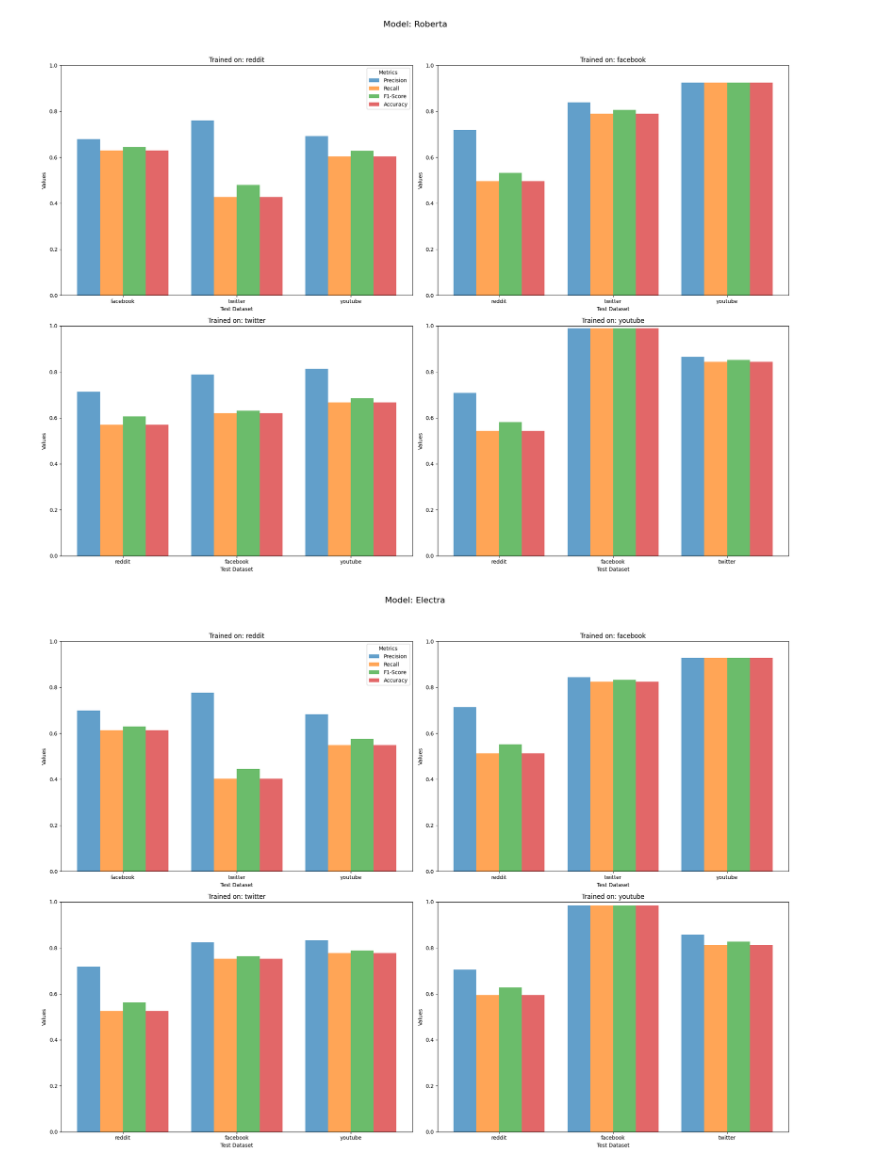
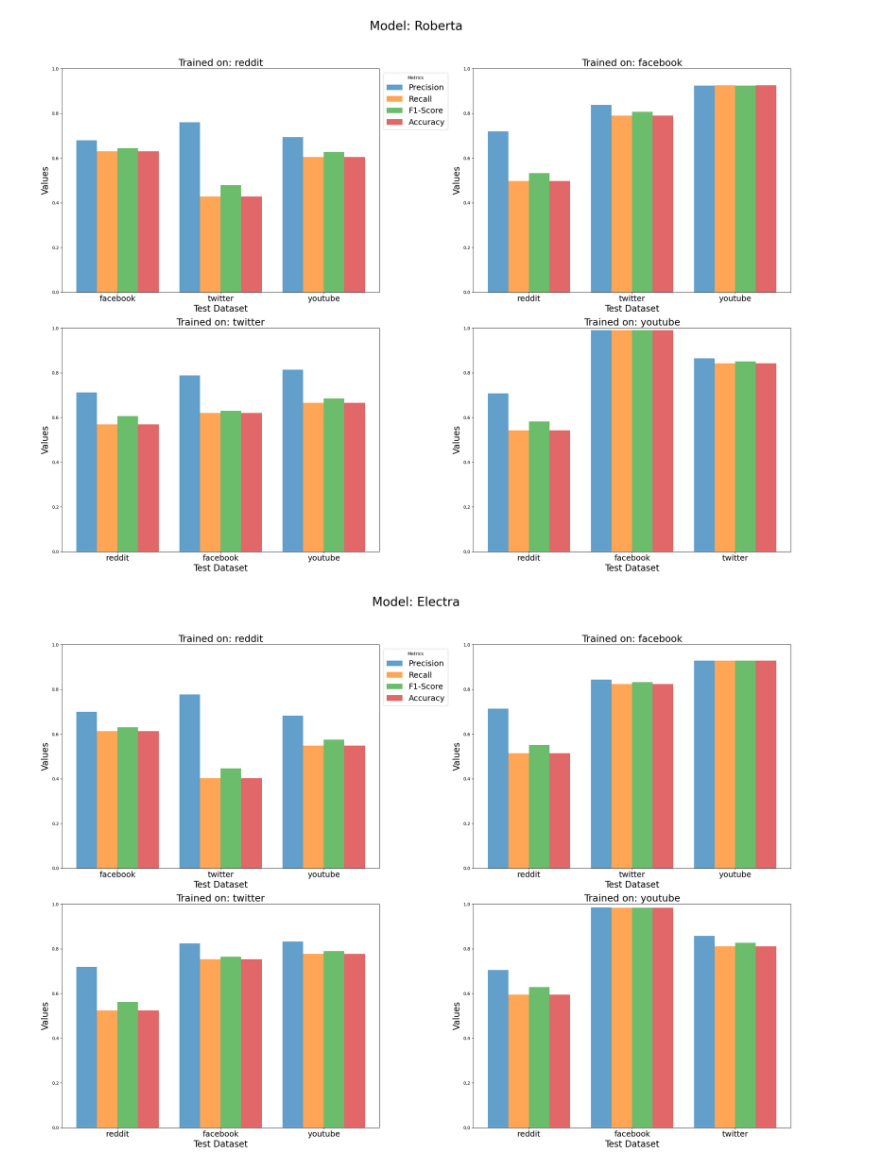
Before and after one commit to LeTartap/hate-speech-classification, a Jupyter notebook: ml/results/plot_ml_results_combined.ipynb, the cells around one changed output. Cells and saved outputs as stored; diff of their text form; code cells hidden in the pictures.

```diff
--- a/ml/results/plot_ml_results_combined.ipynb
+++ b/ml/results/plot_ml_results_combined.ipynb
@@ -41,8 +41,8 @@ def load_results(model, train_dataset):
 
 def plot_metrics(dataframes, model):
     # Create a figure with subplots
-    fig, axes = plt.subplots(nrows=2, ncols=2, figsize=(20, 15))
-    fig.suptitle(f'Model: {model}', fontsize=16)
+    fig, axes = plt.subplots(nrows=2, ncols=2, figsize=(24, 18))
+    fig.suptitle(f'Model: {model}', fontsize=28)
 
     # Flatten the axes array for easy iteration
     axes = axes.flatten()
@@ -89,14 +89,14 @@ def plot_metrics(dataframes, model):
                 ax.bar(positions + i * bar_width, metric_values, width=bar_width, label=metric_name, alpha=0.7)
 
         ax.set_xticks(positions + bar_width * (len(plot_metrics) - 1) / 2)
-        ax.set_xticklabels(test_datasets)
-        ax.set_xlabel('Test Dataset')
-        ax.set_ylabel('Values')
+        ax.set_xticklabels(test_datasets, fontsize=18)
+        ax.set_xlabel('Test Dataset', fontsize=20)
+        ax.set_ylabel('Values', fontsize=20)
         ax.set_ylim(0, 1)
         if idx == 0:
-            ax.legend(loc='upper right', title='Metrics')
+            ax.legend(loc='upper left', bbox_to_anchor=(1, 1), title='Metrics', fontsize=18)
 
-        ax.set_title(f'Trained on: {train_dataset}')
+        ax.set_title(f'Trained on: {train_dataset}', fontsize=22)
 
     # Adjust the layout
     fig.tight_layout(rect=[0, 0, 1, 0.95])
@@ -116,2 +116,2 @@ for model in models:
-[figure, old version]
+[figure, new version]
-[figure, old version]
+[figure, new version]
```
Also changed, not shown: parts of 1 cell of this notebook, 3 other files.
